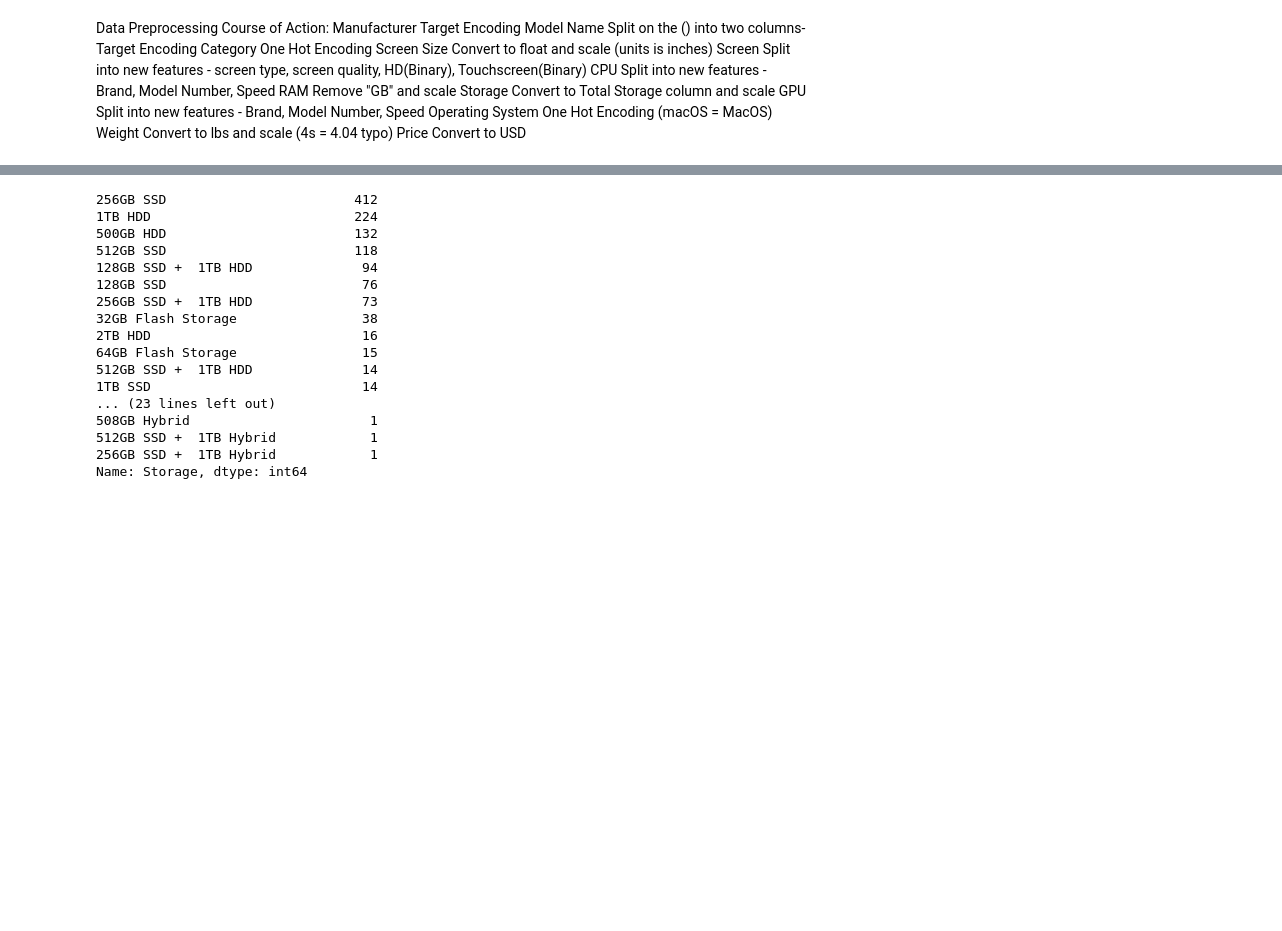
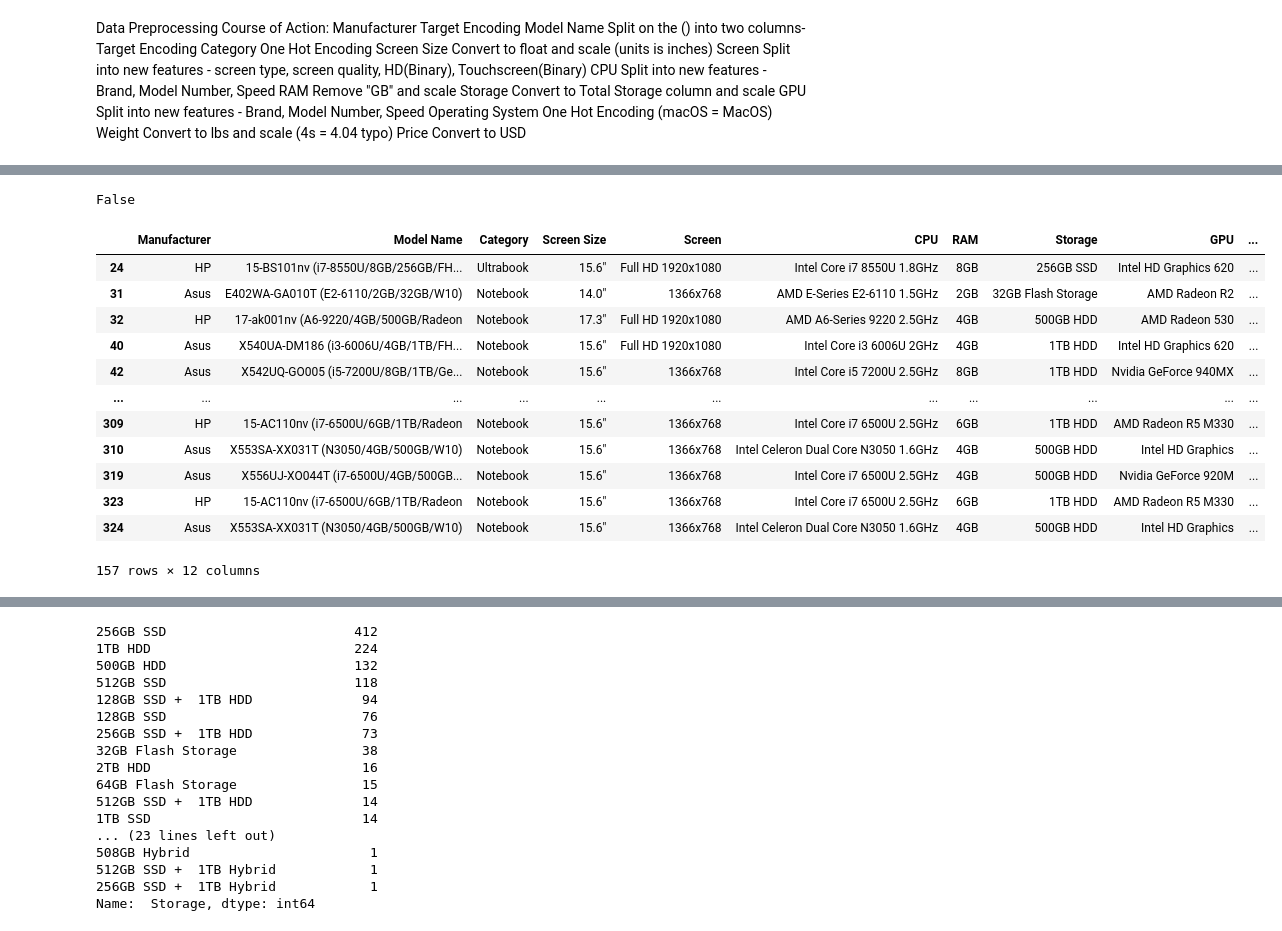
Before and after one commit to jlh28145/Laptop-Price-Regression, a Jupyter notebook: Laptop Price Regression.ipynb, the cells around one changed output, grey strips where cells are left out. Drawn from its saved outputs; the diff is of its cells as text; code cells hidden in the pictures; blank space fills up the shorter version.

```diff
--- a/Laptop Price Regression.ipynb
+++ b/Laptop Price Regression.ipynb
@@ -92,5 +250,23 @@ df[['Model Name','CPU']]
+# %%
+print('Yoga' in df['Model Name'].unique())
+# %% [output]
+False
 # %%
-df[['Model Name','CPU','RAM','Storage', 'GPU']][df['Model Name'].str.contains('/')]
+df[df['Model Name'].str.contains('/')]
+# %% [output]
+|  | Manufacturer | Model Name | Category | Screen Size | Screen | CPU | RAM | Storage | GPU | ... |
+| 24 | HP | 15-BS101nv (i7-8550U/8GB/256GB/FH... | Ultrabook | 15.6" | Full HD 1920x1080 | Intel Core i7 8550U 1.8GHz | 8GB | 256GB SSD | Intel HD Graphics 620 | ... |
+| 31 | Asus | E402WA-GA010T (E2-6110/2GB/32GB/W10) | Notebook | 14.0" | 1366x768 | AMD E-Series E2-6110 1.5GHz | 2GB | 32GB Flash Storage | AMD Radeon R2 | ... |
+| 32 | HP | 17-ak001nv (A6-9220/4GB/500GB/Radeon | Notebook | 17.3" | Full HD 1920x1080 | AMD A6-Series 9220 2.5GHz | 4GB | 500GB HDD | AMD Radeon 530 | ... |
+| 40 | Asus | X540UA-DM186 (i3-6006U/4GB/1TB/FH... | Notebook | 15.6" | Full HD 1920x1080 | Intel Core i3 6006U 2GHz | 4GB | 1TB HDD | Intel HD Graphics 620 | ... |
+| 42 | Asus | X542UQ-GO005 (i5-7200U/8GB/1TB/Ge... | Notebook | 15.6" | 1366x768 | Intel Core i5 7200U 2.5GHz | 8GB | 1TB HDD | Nvidia GeForce 940MX | ... |
+| ... | ... | ... | ... | ... | ... | ... | ... | ... | ... | ... |
+| 309 | HP | 15-AC110nv (i7-6500U/6GB/1TB/Radeon | Notebook | 15.6" | 1366x768 | Intel Core i7 6500U 2.5GHz | 6GB | 1TB HDD | AMD Radeon R5 M330 | ... |
+| 310 | Asus | X553SA-XX031T (N3050/4GB/500GB/W10) | Notebook | 15.6" | 1366x768 | Intel Celeron Dual Core N3050 1.6GHz | 4GB | 500GB HDD | Intel HD Graphics | ... |
+| 319 | Asus | X556UJ-XO044T (i7-6500U/4GB/500GB... | Notebook | 15.6" | 1366x768 | Intel Core i7 6500U 2.5GHz | 4GB | 500GB HDD | Nvidia GeForce 920M | ... |
+| 323 | HP | 15-AC110nv (i7-6500U/6GB/1TB/Radeon | Notebook | 15.6" | 1366x768 | Intel Core i7 6500U 2.5GHz | 6GB | 1TB HDD | AMD Radeon R5 M330 | ... |
+| 324 | Asus | X553SA-XX031T (N3050/4GB/500GB/W10) | Notebook | 15.6" | 1366x768 | Intel Celeron Dual Core N3050 1.6GHz | 4GB | 500GB HDD | Intel HD Graphics | ... |
+157 rows × 12 columns
 # %%
 category = df['Category'].unique()
 category.sort()
```
Also changed, not shown: parts of 63 cells of this notebook.
